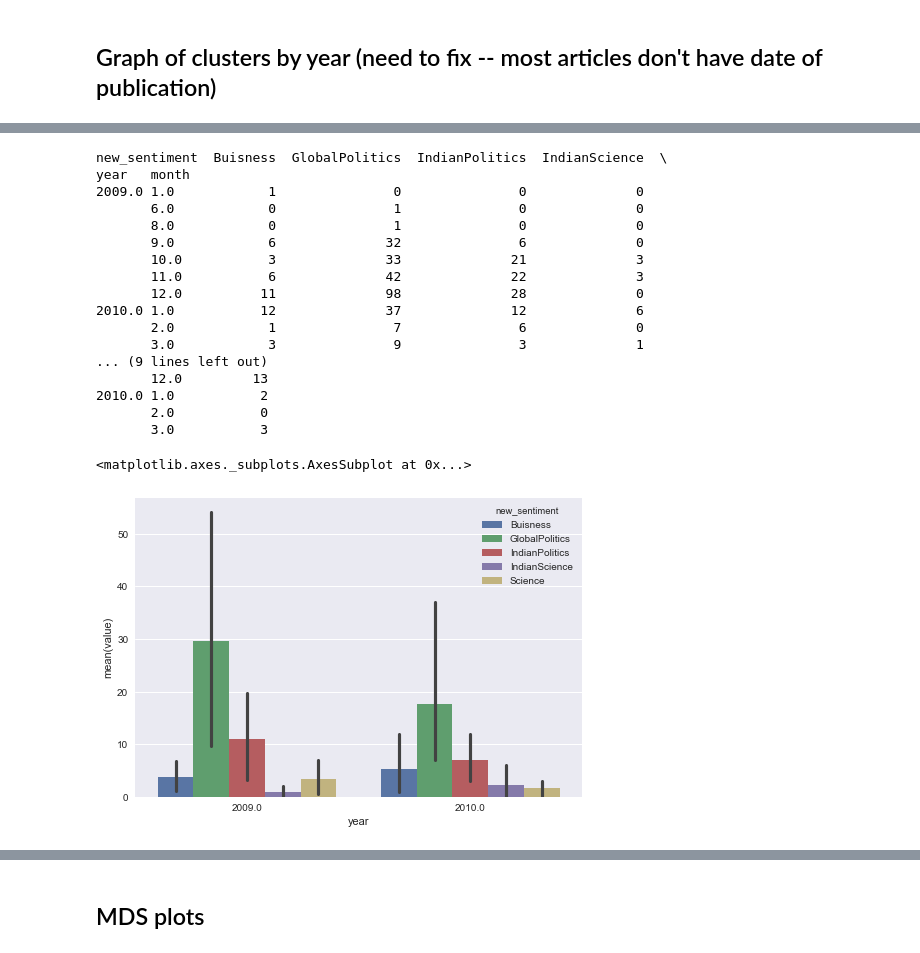
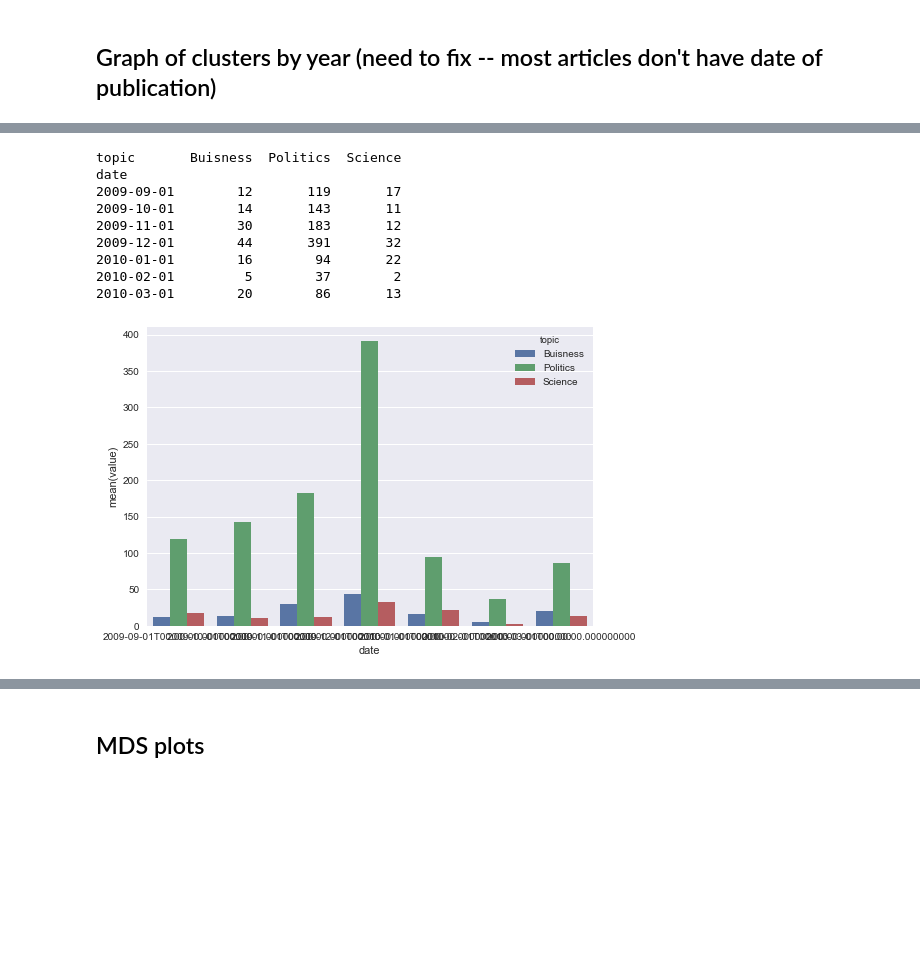
Before and after one commit to tjogesh/ClimateChangeNPL, a Jupyter notebook: ClimateChangeNPL.ipynb, the cells around one changed output, grey strips where cells are left out. Drawn from its saved outputs; the diff is of its cells as text; code cells hidden in the pictures; blank space fills up the shorter version.

```diff
--- a/ClimateChangeNPL.ipynb
+++ b/ClimateChangeNPL.ipynb
@@ -126,10 +126,8 @@ else:
         except:
             pass
         #will return a list of tuples with all the data.
-
     newsdf = pd.DataFrame(eval('Alldata')) #not sure i understand why i use eval
-    newsdf.columns = ['ind','text', 'title','source','author','date']
-
+    newsdf.columns = ['ind','text', 'title','source','author','date_web']
     #merges text with original file to asssociate the sentiment
     newsdf =pd.merge(newsdf, df, left_on='ind', right_on='ind', how='inner')
     pickle.dump(newsdf, open("news_pickle.p", "wb"))
@@ -138,6 +136,7 @@ else:
 print("Number of articles: "+str(len(newsdf)))
 #adding the cleaned up sentiment
 newsdf =pd.merge(newsdf, newSentiment, left_on='ind', right_on='ind', how='inner')
-print(newsdf.head())
+print(newsdf.info())
+print(newsdf.head(10))
 # %% [output]
 News Data already downloaded
@@ -160,3 +159,6 @@ Number of articles: 1342
+# %%
+newsdf[['topic','scope']]= newsdf['new_sentiment'].str.split('_' , expand = True)
+newsdf['date'] =pd.to_datetime(newsdf['date'])
 # %% [markdown]
 ## Extract meaningful words from news articles
 # %%
@@ -376,22 +394,5 @@ Science          13   50   7   2    3
 # %% [markdown]
 ## Graph of clusters by year (need to fix -- most articles don't have date of publication)
-# %%
-#create separate year/month columns
-
-import datetime
-year=[]
-month=[]
-for date in newsdf['date']:
-    try:
-        d = datetime.datetime.strptime(str(date), "%Y-%m-%d %H:%M:%S")
-        year.append(d.year)
-        month.append(d.month)
-    except:
-        year.append(None)
-        month.append(None)
-        pass
-newsdf['month'] =pd.DataFrame(month)
-newsdf['year'] =pd.DataFrame(year)
 # %%
 #plot graphs by cluster
 import seaborn as sns
@@ -421,30 +420,22 @@ year   month
 # %%
-#plot graphs by sentiment
-year_month_sentiment = pd.crosstab(index=[newsdf["year"],newsdf["month"]],
-                           columns=newsdf["new_sentiment"])
-print(year_month_sentiment)
+#plot graphs by topic
+year_month_topic = pd.crosstab(index=[newsdf["date"]],
+                           columns=newsdf["topic"])
+print(year_month_topic)
 # now stack and reset
-stacked2 = year_month_sentiment.stack().reset_index().rename(columns={0:'value'})
+stacked = year_month_topic.stack().reset_index().rename(columns={0:'value'})
 
 # plot grouped bar chart
-sns.barplot(x=(stacked2.year), y=stacked2.value, hue=stacked2.new_sentiment)
+sns.barplot(x=(stacked.date), y=stacked.value, hue=stacked.topic)
+plt.show()
 # %% [output]
-new_sentiment  Buisness  GlobalPolitics  IndianPolitics  IndianScience  \
-year   month
-2009.0 1.0            1               0               0              0
-       6.0            0               1               0              0
-       8.0            0               1               0              0
-       9.0            6              32               6              0
-       10.0           3              33              21              3
-       11.0           6              42              22              3
-       12.0          11              98              28              0
-2010.0 1.0           12              37              12              6
-       2.0            1               7               6              0
-       3.0            3               9               3              1
-... (9 lines left out)
-       12.0         13
-2010.0 1.0           2
-       2.0           0
-       3.0           3
+topic       Buisness  Politics  Science
+date
+2009-09-01        12       119       17
+2009-10-01        14       143       11
+2009-11-01        30       183       12
+2009-12-01        44       391       32
+2010-01-01        16        94       22
+2010-02-01         5        37        2
+2010-03-01        20        86       13
-<matplotlib.axes._subplots.AxesSubplot at 0x...>
-[figure, old version]
+[figure, new version]
```
Also changed, not shown: parts of 13 cells of this notebook, 2 other files.
